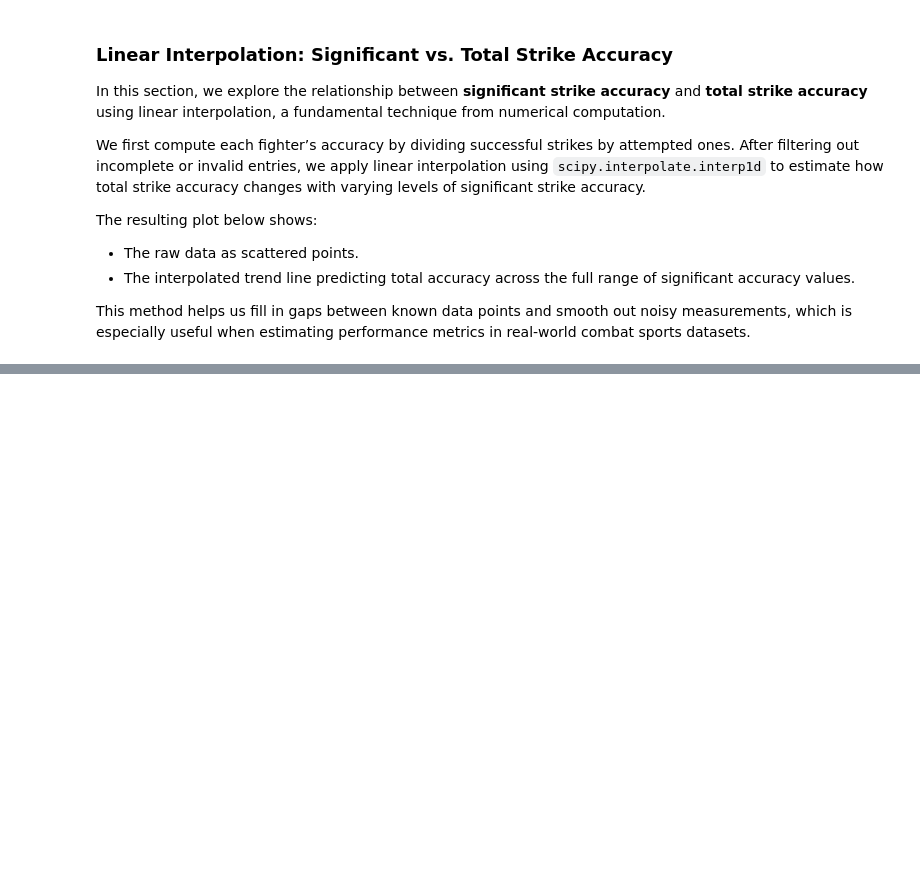
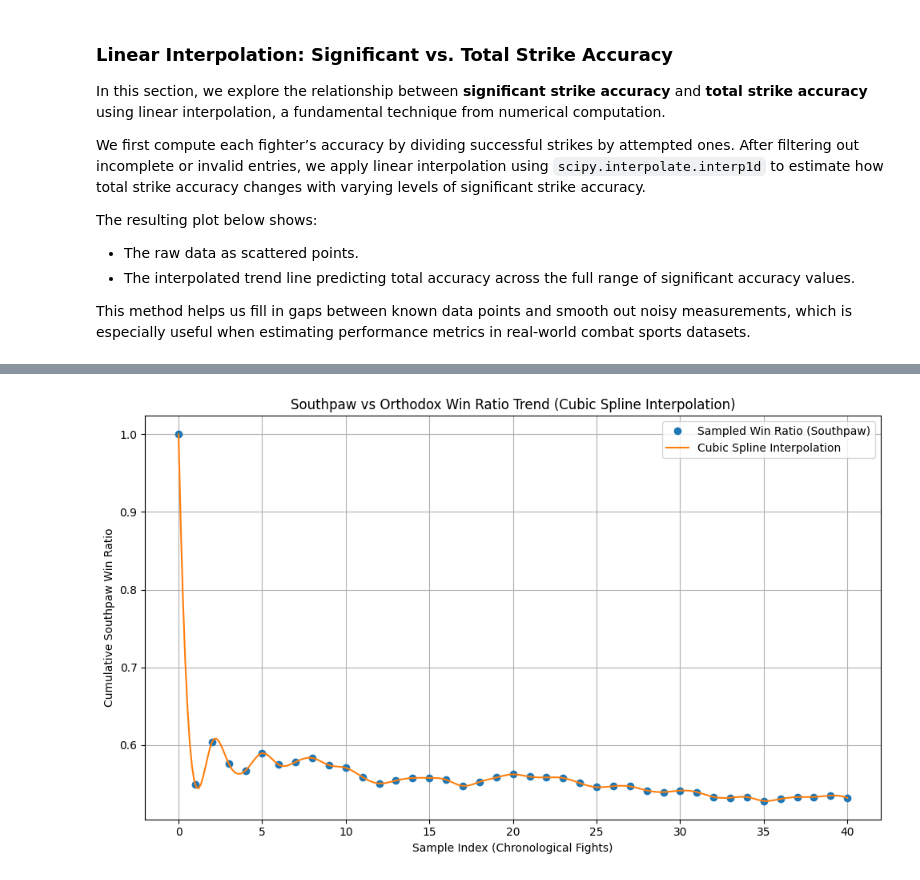
Before and after one commit to spo078/csci3656_final, a Jupyter notebook: Analysis/analysis.ipynb, the cells around one changed output, grey strips where cells are left out. Cells and saved outputs as stored; diff of their text form; code cells hidden in the pictures; blank space fills up the shorter version.

```diff
--- a/Analysis/analysis.ipynb
+++ b/Analysis/analysis.ipynb
@@ -240,0 +264,65 @@ This method helps us fill in gaps between known data points and smooth out noisy
+# %%
+import pandas as pd
+import numpy as np
+import matplotlib.pyplot as plt
+from scipy.interpolate import CubicSpline
+
+# Load data
+fighter_data = pd.read_csv("../Data Cleaning/cleaned data/cleaned_ufc_fighter_data.csv")
+fight_data = pd.read_csv("../Data Cleaning/cleaned data/cleaned_ufc_fight_data.csv")
+
+# Merge stances
+fighters_stance = fighter_data[['fighter_id', 'fighter_stance']]
+fight_data = fight_data.merge(fighters_stance, left_on='f_1', right_on='fighter_id', how='left').rename(columns={'fighter_stance': 'f_1_stance'}).drop('fighter_id', axis=1)
+fight_data = fight_data.merge(fighters_stance, left_on='f_2', right_on='fighter_id', how='left').rename(columns={'fighter_stance': 'f_2_stance'}).drop('fighter_id', axis=1)
+
+# Determine winner stance
+def get_stance_result(row):
+    if pd.isna(row['f_1_stance']) or pd.isna(row['f_2_stance']):
+        return None
+    if row['f_1_stance'] not in ['Orthodox', 'Southpaw'] or row['f_2_stance'] not in ['Orthodox', 'Southpaw']:
+        return None
+    if row['winner'] == row['f_1']:
+        return row['f_1_stance']
+    elif row['winner'] == row['f_2']:
+        return row['f_2_stance']
+    else:
+        return 'Draw/NC'
+
+fight_data['winner_stance'] = fight_data.apply(get_stance_result, axis=1)
+
+# Filter Orthodox vs Southpaw fights
+stance_fights = fight_data[
+    ((fight_data['f_1_stance'] == 'Orthodox') & (fight_data['f_2_stance'] == 'Southpaw')) |
+    ((fight_data['f_1_stance'] == 'Southpaw') & (fight_data['f_2_stance'] == 'Orthodox'))
+].sort_values(by='fight_id').reset_index(drop=True)
+
+# Win ratio over time
+stance_fights['southpaw_win'] = stance_fights['winner_stance'] == 'Southpaw'
+stance_fights['cumulative_sp_wins'] = stance_fights['southpaw_win'].cumsum()
+stance_fights['cumulative_fights'] = np.arange(1, len(stance_fights)+1)
+stance_fights['southpaw_win_ratio'] = stance_fights['cumulative_sp_wins'] / stance_fights['cumulative_fights']
+
+# Downsample for spline (every 50th point)
+sampled = stance_fights.iloc[::50, :]
+x = np.arange(len(sampled))
+y = sampled['southpaw_win_ratio'].values
+
+# Cubic spline interpolation
+cs = CubicSpline(x, y)
+x_dense = np.linspace(0, len(sampled) - 1, 300)
+y_dense = cs(x_dense)
+
+# Plot
+plt.figure(figsize=(10, 6))
+plt.plot(x, y, 'o', label='Sampled Win Ratio (Southpaw)')
+plt.plot(x_dense, y_dense, '-', label='Cubic Spline Interpolation')
+plt.xlabel("Sample Index (Chronological Fights)")
+plt.ylabel("Cumulative Southpaw Win Ratio")
+plt.title("Southpaw vs Orthodox Win Ratio Trend (Cubic Spline Interpolation)")
+plt.legend()
+plt.grid(True)
+plt.tight_layout()
+plt.show()
+# %% [output]
+[figure, added]
```
Also changed, not shown: parts of 10 cells of this notebook, 6 other files.
